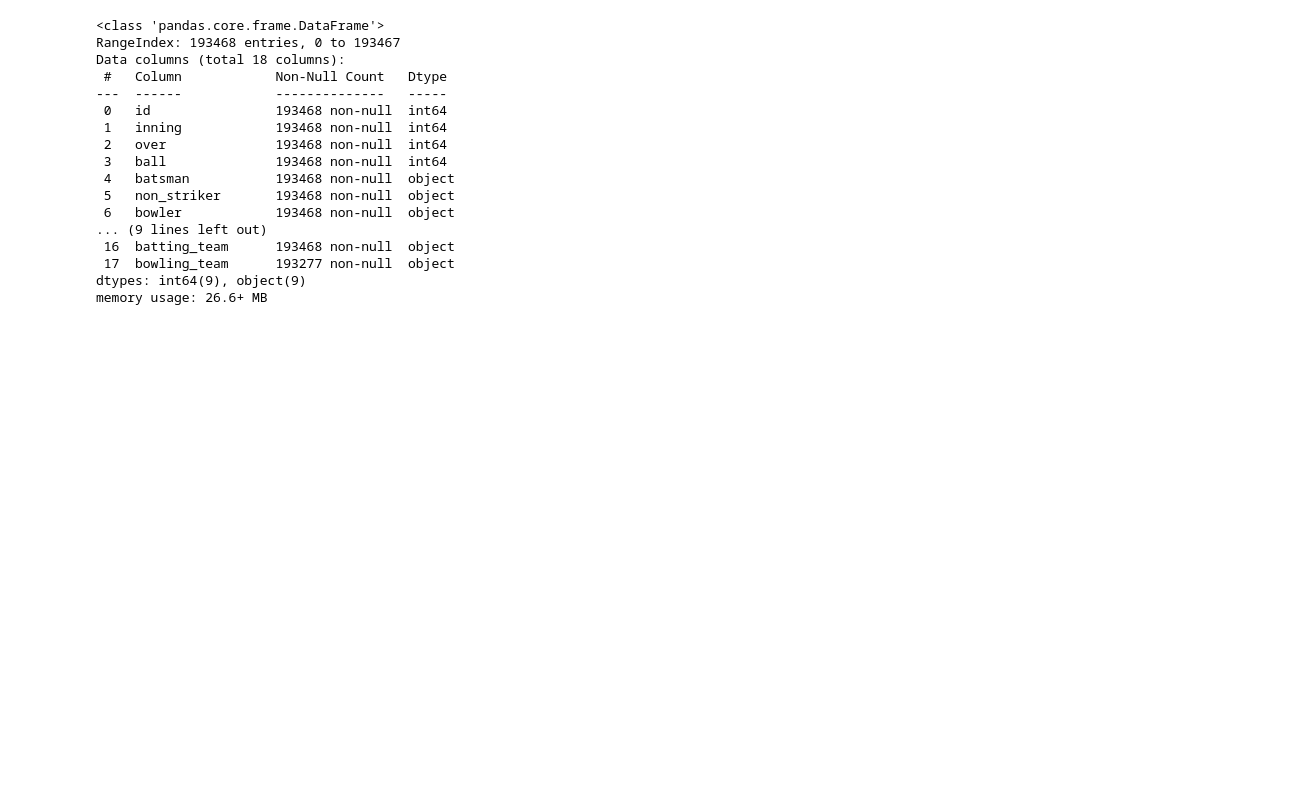
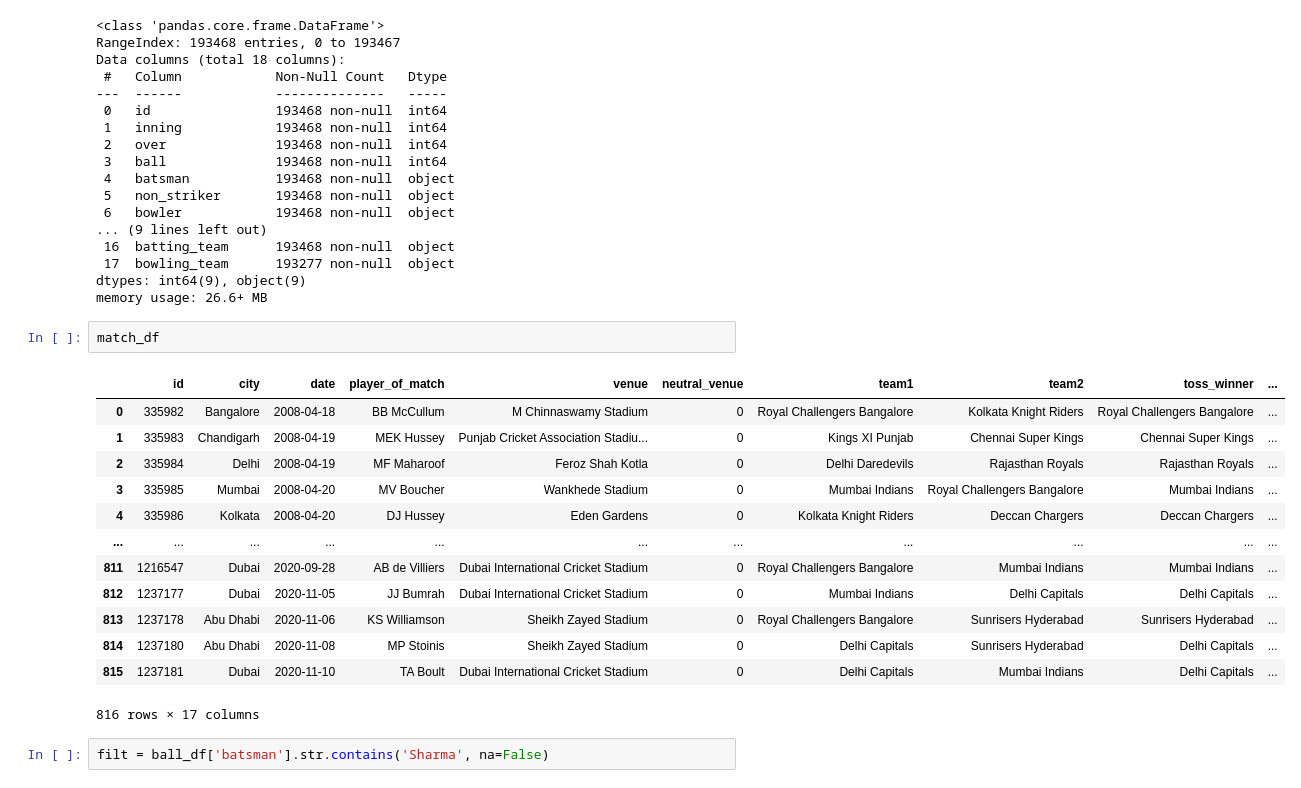
Before and after one commit to adild/ipl-stats, a Jupyter notebook: pandas demo.ipynb, the cells around one changed output. Cells and saved outputs as stored; diff of their text form; blank space fills up the shorter version.

```diff
--- a/pandas demo.ipynb
+++ b/pandas demo.ipynb
@@ -54,3 +59,21 @@ Data columns (total 18 columns):
  17  bowling_team      193277 non-null  object
 dtypes: int64(9), object(9)
 memory usage: 26.6+ MB
+# %%
+match_df
+# %% [output]
+|  | id | city | date | player_of_match | venue | neutral_venue | team1 | team2 | toss_winner | ... |
+| 0 | 335982 | Bangalore | 2008-04-18 | BB McCullum | M Chinnaswamy Stadium | 0 | Royal Challengers Bangalore | Kolkata Knight Riders | Royal Challengers Bangalore | ... |
+| 1 | 335983 | Chandigarh | 2008-04-19 | MEK Hussey | Punjab Cricket Association Stadiu... | 0 | Kings XI Punjab | Chennai Super Kings | Chennai Super Kings | ... |
+| 2 | 335984 | Delhi | 2008-04-19 | MF Maharoof | Feroz Shah Kotla | 0 | Delhi Daredevils | Rajasthan Royals | Rajasthan Royals | ... |
+| 3 | 335985 | Mumbai | 2008-04-20 | MV Boucher | Wankhede Stadium | 0 | Mumbai Indians | Royal Challengers Bangalore | Mumbai Indians | ... |
+| 4 | 335986 | Kolkata | 2008-04-20 | DJ Hussey | Eden Gardens | 0 | Kolkata Knight Riders | Deccan Chargers | Deccan Chargers | ... |
+| ... | ... | ... | ... | ... | ... | ... | ... | ... | ... | ... |
+| 811 | 1216547 | Dubai | 2020-09-28 | AB de Villiers | Dubai International Cricket Stadium | 0 | Royal Challengers Bangalore | Mumbai Indians | Mumbai Indians | ... |
+| 812 | 1237177 | Dubai | 2020-11-05 | JJ Bumrah | Dubai International Cricket Stadium | 0 | Mumbai Indians | Delhi Capitals | Delhi Capitals | ... |
+| 813 | 1237178 | Abu Dhabi | 2020-11-06 | KS Williamson | Sheikh Zayed Stadium | 0 | Royal Challengers Bangalore | Sunrisers Hyderabad | Sunrisers Hyderabad | ... |
+| 814 | 1237180 | Abu Dhabi | 2020-11-08 | MP Stoinis | Sheikh Zayed Stadium | 0 | Delhi Capitals | Sunrisers Hyderabad | Delhi Capitals | ... |
+| 815 | 1237181 | Dubai | 2020-11-10 | TA Boult | Dubai International Cricket Stadium | 0 | Delhi Capitals | Mumbai Indians | Delhi Capitals | ... |
+816 rows × 17 columns
+# %%
+filt = ball_df['batsman'].str.contains('Sharma', na=False)
```
Also changed, not shown: parts of 11 cells of this notebook.
